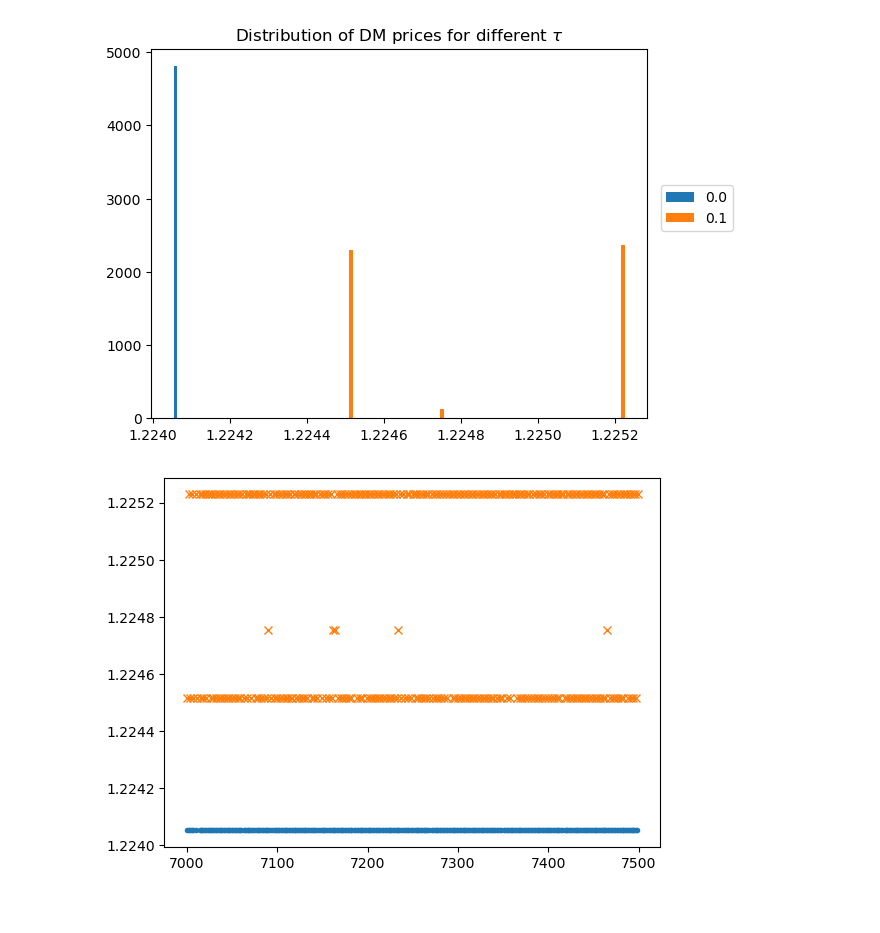
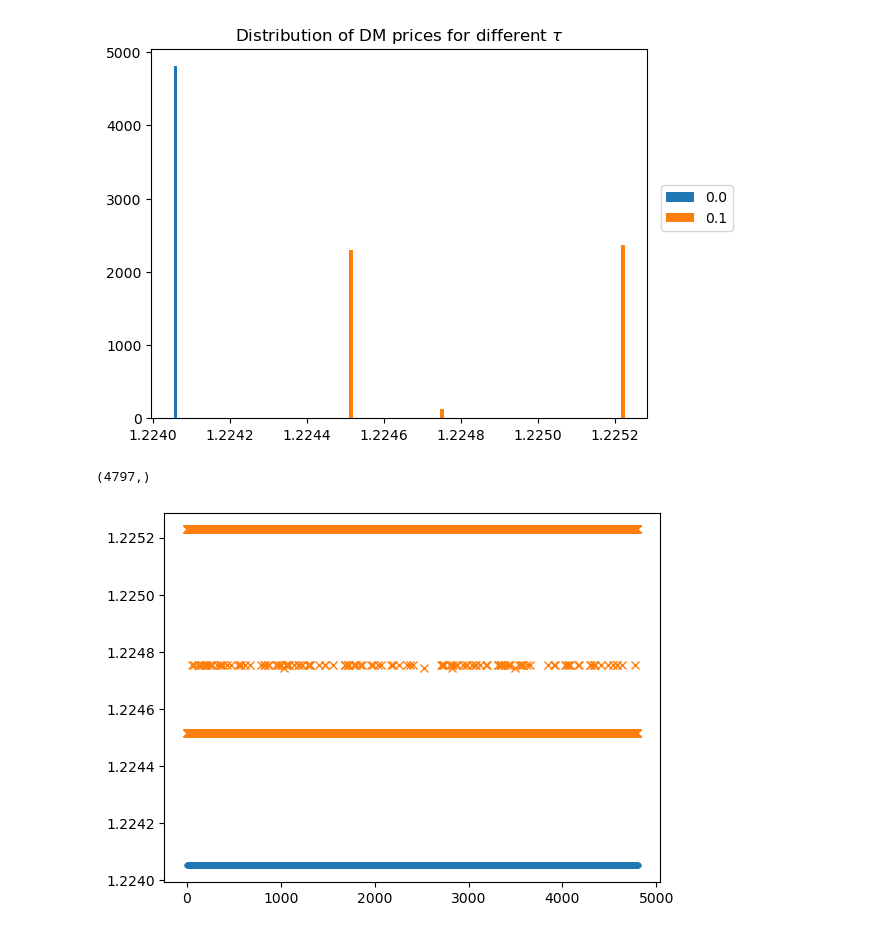
Before and after one commit to phantomachine/csm, a Jupyter notebook: python/compare_steadystates_policies-v2.ipynb, the cells around one changed output. Cells and saved outputs as stored; diff of their text form; code cells hidden in the pictures.

```diff
--- a/python/compare_steadystates_policies-v2.ipynb
+++ b/python/compare_steadystates_policies-v2.ipynb
@@ -107,6 +107,7 @@ policies = {
 distro = {
             "m"       : [],
             "m_mean"  : [],
+            "m_mean_all": [],
             "m_10"    : [],
             "m_50"    : [],
             "m_90"    : [],
@@ -214,17 +215,16 @@ for experiment in τ_index_experiments:
     simhistory = results['distro']['simhistory']
     participation = results['distro']['simhistory']['parti']
 
-    m_sim = simhistory['m']
-    b_sim = simhistory['b']
-    x_sim = simhistory['x']
-    q_sim = simhistory['q']
+    m_sim_all = simhistory['m']
+    m_sim = simhistory['m'][participation == 1]
+    b_sim = simhistory['b'][participation == 1]
+    x_sim = simhistory['x'][participation == 1]
+    q_sim = simhistory['q'][participation == 1]
     distro["m"].append(m_sim)
     distro["m_mean"].append(m_sim.mean())
+    distro["m_mean_all"].append(m_sim_all.mean())
     distro["b_mean"].append(b_sim.mean())
     distro["x_mean"].append(x_sim.mean())
-    distro["m_mean-DM"].append(m_sim[participation == 1].mean())
-    distro["b_mean-DM"].append(m_sim[participation == 1].mean())
-    distro["x_mean-DM"].append(m_sim[participation == 1].mean())
     distro["m_10"].append(np.percentile(m_sim, 10))
     distro["m_50"].append(np.percentile(m_sim, 50))
     distro["m_90"].append(np.percentile(m_sim, 90))
@@ -562,12 +613,16 @@ plt.legend(policies["tau"],
 plt.title(r"Distribution of DM prices for different $\tau$");
 # %% [output]
 [figure]
+# %%
+psims[1].shape
+# %% [output]
+(4797,)
 # %%
 plt.figure()
-burn = 7000
+burn = 0
 T = np.arange(burn, psims[0].size)
-plt.plot(T, psims[0][burn::], '.',
-            T, psims[1][burn::], 'x',
-        );
+T1 = np.arange(burn, psims[1].size)
+plt.plot(T, psims[0][burn::], '.');
+plt.plot(T1, psims[1][burn::], 'x');
 # %% [output]
-[figure, old version]
+[figure, new version]
```
Also changed, not shown: parts of 16 cells of this notebook, 1 other file.
